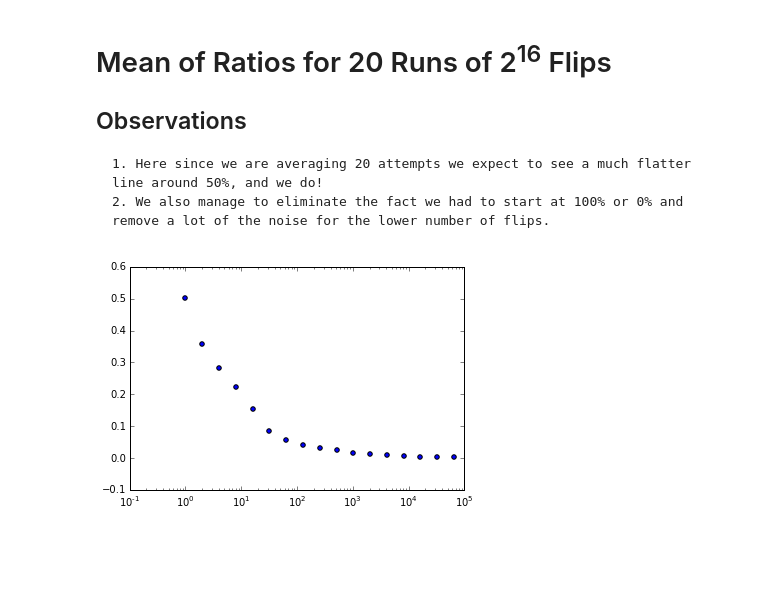
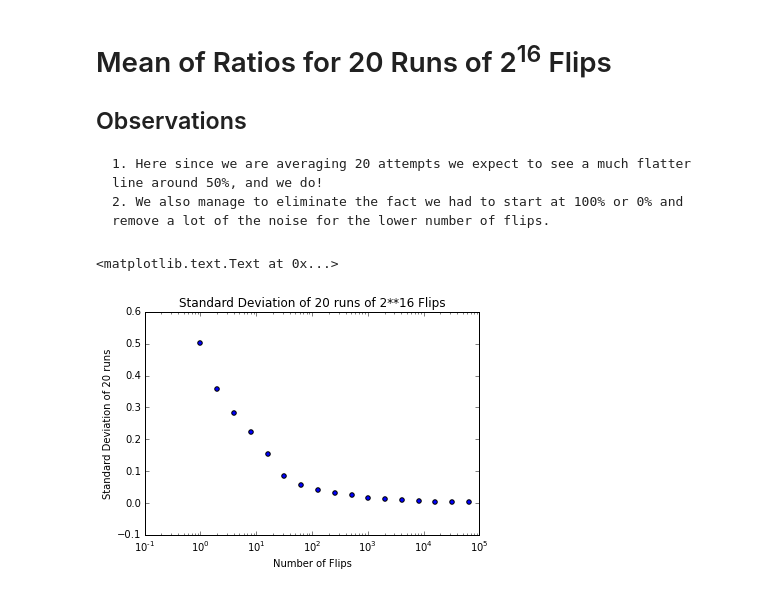
Before and after one commit to Shea-Wolfe/flipping-out, a Jupyter notebook: coin-flips.ipynb, the cells around one changed output. Cells and saved outputs as stored; diff of their text form; code cells hidden in the pictures; blank space fills up the shorter version.

Commit message:
Added labels and observations for each chart

```diff
--- a/coin-flips.ipynb
+++ b/coin-flips.ipynb
@@ -126,6 +126,10 @@ plt.show()
 # %%
 sd_twenty = [statistics.stdev(x) for x in list(zip(*twenty_ratio))]
 plt.scatter(get_total(flip_data),sd_twenty)
 plt.xscale('log')
+plt.xlabel('Number of Flips')
+plt.ylabel('Standard Deviation of 20 runs')
+plt.title('Standard Deviation of 20 runs of 2**16 Flips')
 # %% [output]
+<matplotlib.text.Text at 0x...>
-[figure, old version]
+[figure, new version]
```
Also changed, not shown: parts of 18 cells of this notebook.
